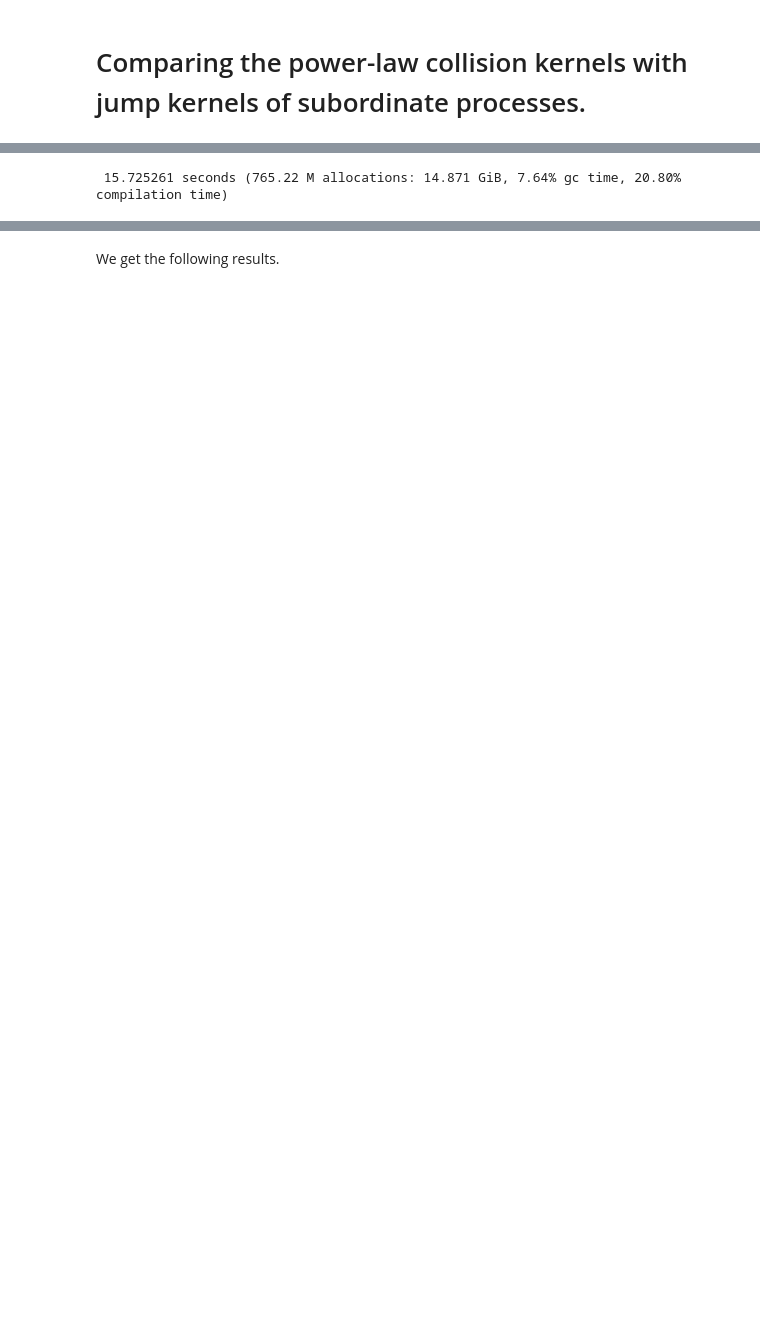
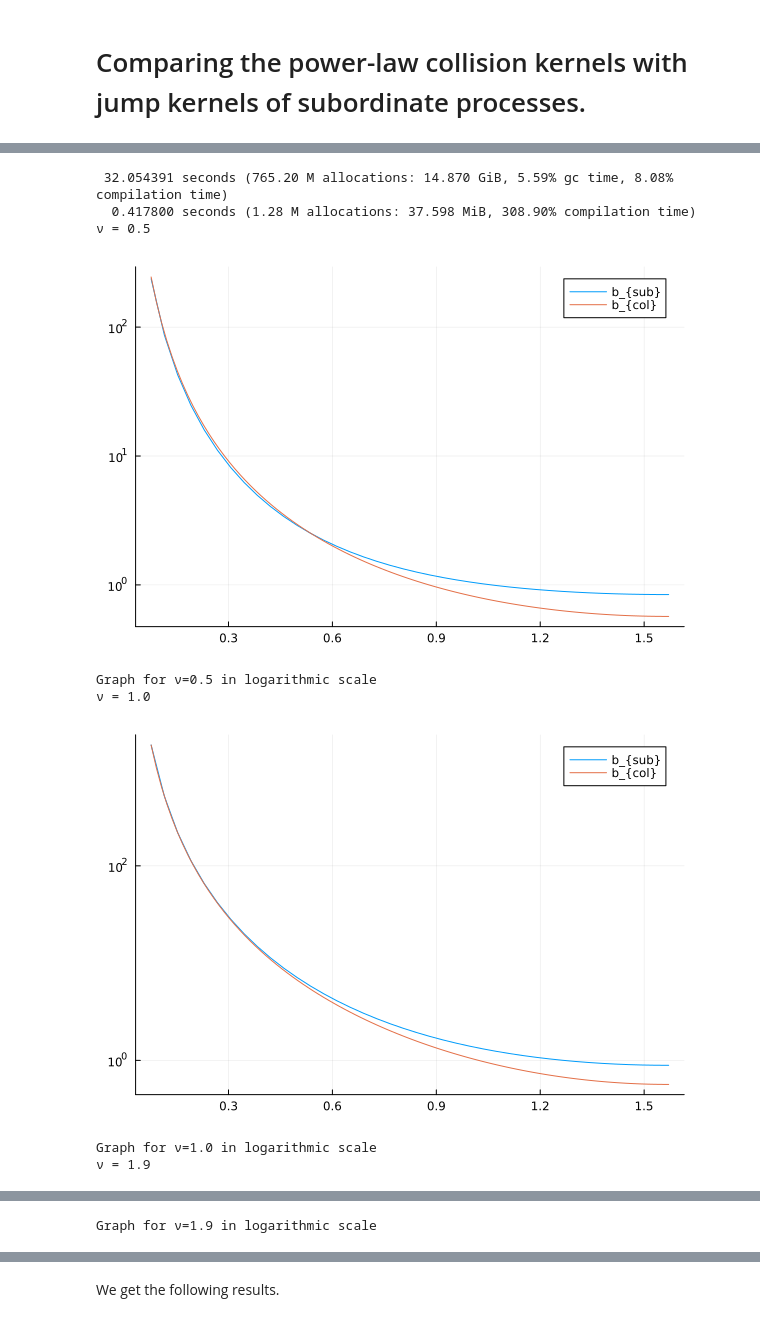
Before and after one commit to luissilvestre/collisionkernel, a Jupyter notebook: subordinate_test.ipynb, the cells around one changed output, grey strips where cells are left out. Saved outputs shown, nothing was run; the diff lists cells and outputs as text; code cells hidden in the pictures; blank space fills up the shorter version.

```diff
--- a/subordinate_test.ipynb
+++ b/subordinate_test.ipynb
@@ -14,8 +56,22 @@ Threads.nthreads()
 # %%
 # P is the number of points used in the sample of the subordinate kernel
 # The subordinate kernel will be compared with the collision kernel at P equidistant points between 0 and π/2
 P = 40
 @time a,m = pre_sample(P);
-# P=25 -> 2.79sec
+
+νs = [0.5, 1., 1.9]
+@time sfl = sample_fractional_laplacian(νs,a,m)
+
+draw_nice_pic(sfl,1)
+draw_nice_pic(sfl,2)
+draw_nice_pic(sfl,3)
 # %% [output]
- 15.725261 seconds (765.22 M allocations: 14.871 GiB, 7.64% gc time, 20.80% compilation time)
+ 32.054391 seconds (765.20 M allocations: 14.870 GiB, 5.59% gc time, 8.08% compilation time)
+  0.417800 seconds (1.28 M allocations: 37.598 MiB, 308.90% compilation time)
+ν = 0.5
+[figure, added]
+Graph for ν=0.5 in logarithmic scale
+ν = 1.0
+[figure, added]
+Graph for ν=1.0 in logarithmic scale
+ν = 1.9
@@ -21,0 +79 @@ P = 40
+Graph for ν=1.9 in logarithmic scale
```
Also changed, not shown: parts of 22 cells of this notebook, 6 other files.
